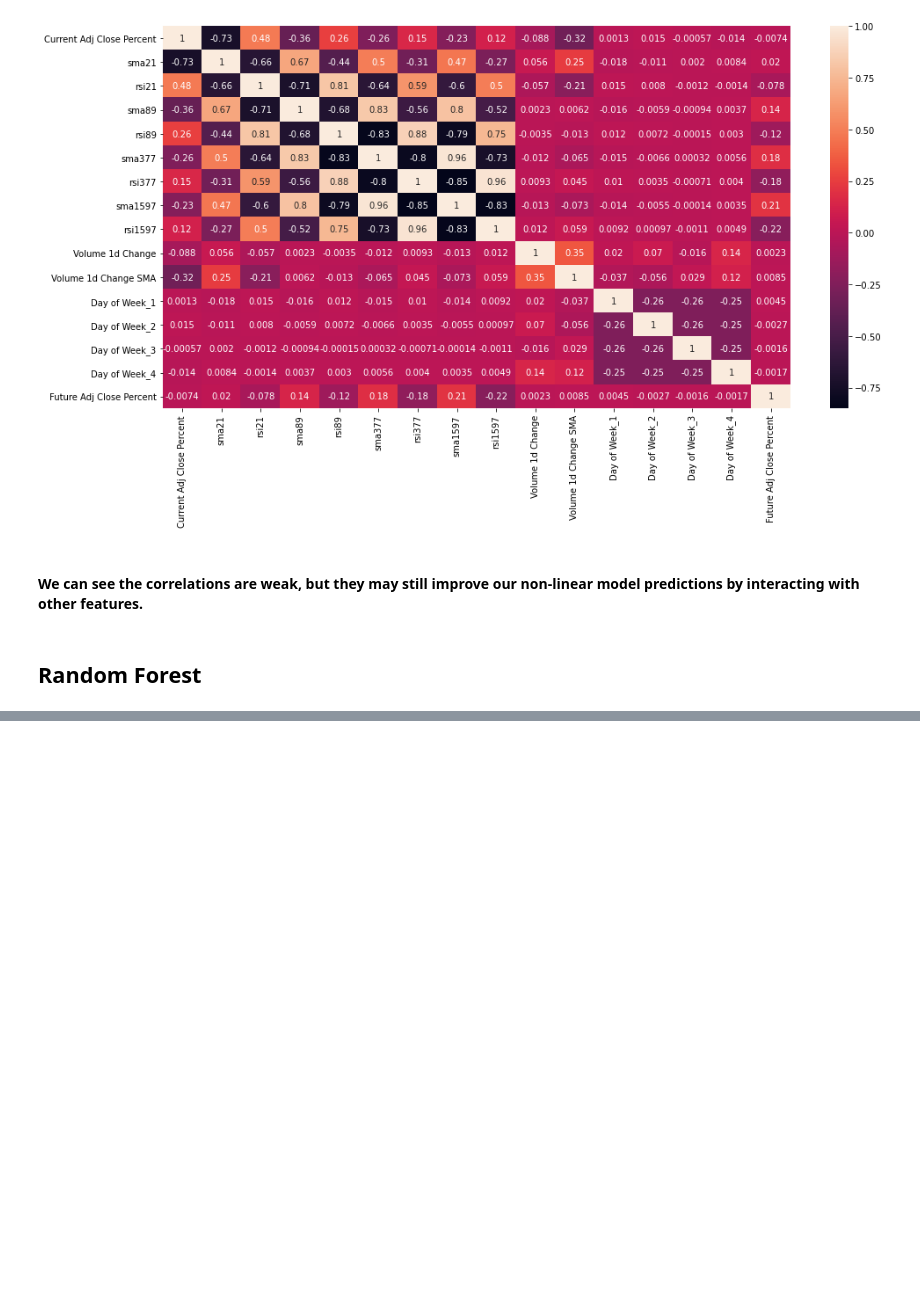
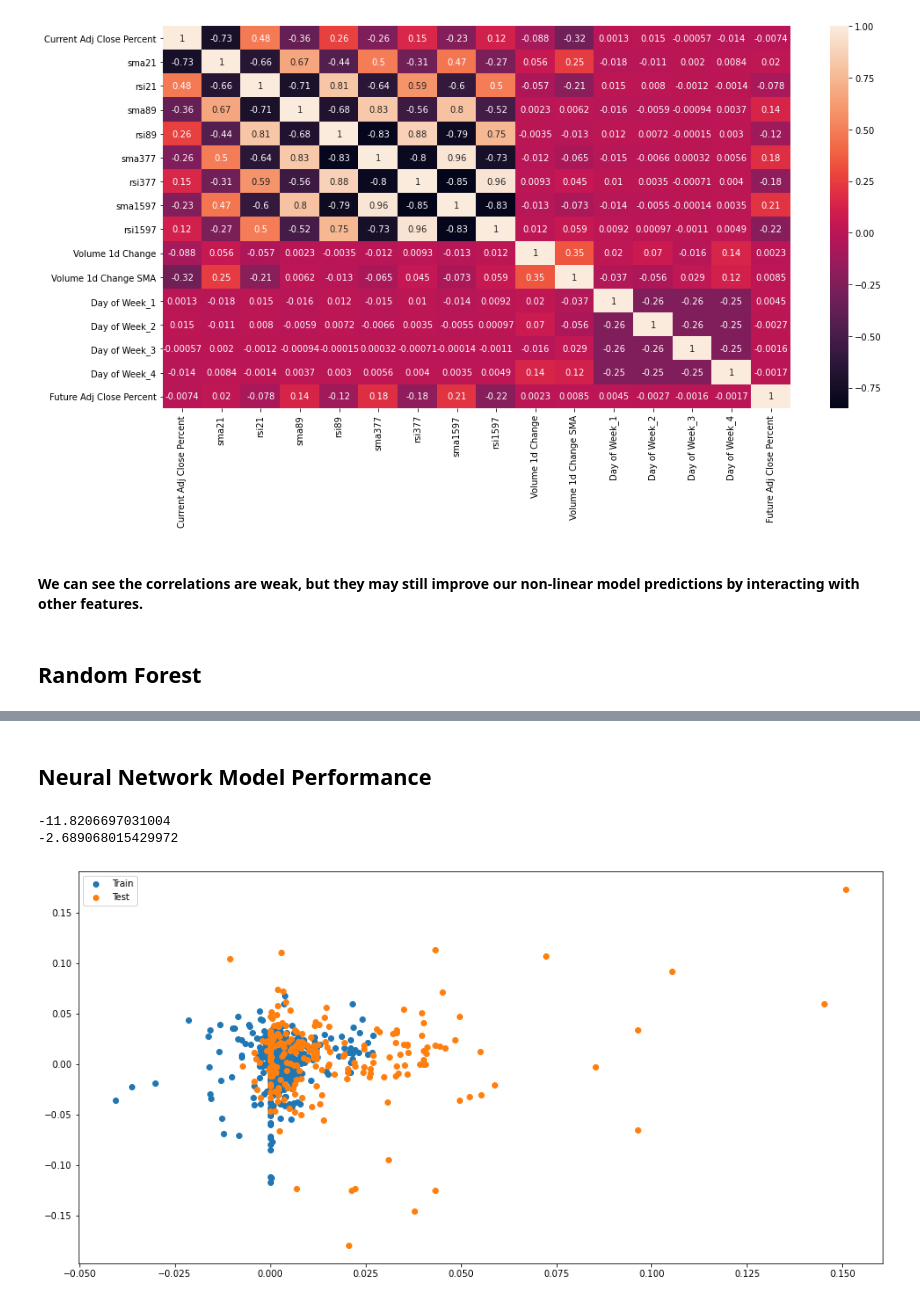
Before and after one commit to KiemNguyen/stock-market-prediction, a Jupyter notebook: stock_market_prediction.ipynb, the cells around one changed output, grey strips where cells are left out. Drawn from its saved outputs; the diff is of its cells as text; code cells hidden in the pictures; blank space fills up the shorter version.

```diff
--- a/stock_market_prediction.ipynb
+++ b/stock_market_prediction.ipynb
@@ -363,0 +395,20 @@ features
+# %% [markdown]
+## Neural Network Model Performance
+# %%
+from sklearn.metrics import r2_score
+
+train_predict_nn = nn.predict(X_train_scale)
+test_predict_nn = nn.predict(X_test_scale)
+
+print(r2_score(train_predict_nn, y_train))
+print(r2_score(test_predict_nn, y_test))
+
+plt.figure(figsize=(16,8))
+plt.scatter(train_predict_nn, y_train, label='Train')
+plt.scatter(test_predict_nn, y_test, label='Test')
+plt.legend()
+plt.show()
+# %% [output]
+-11.8206697031004
+-2.689068015429972
+[figure, added]
```
Also changed, not shown: parts of 9 cells of this notebook.
